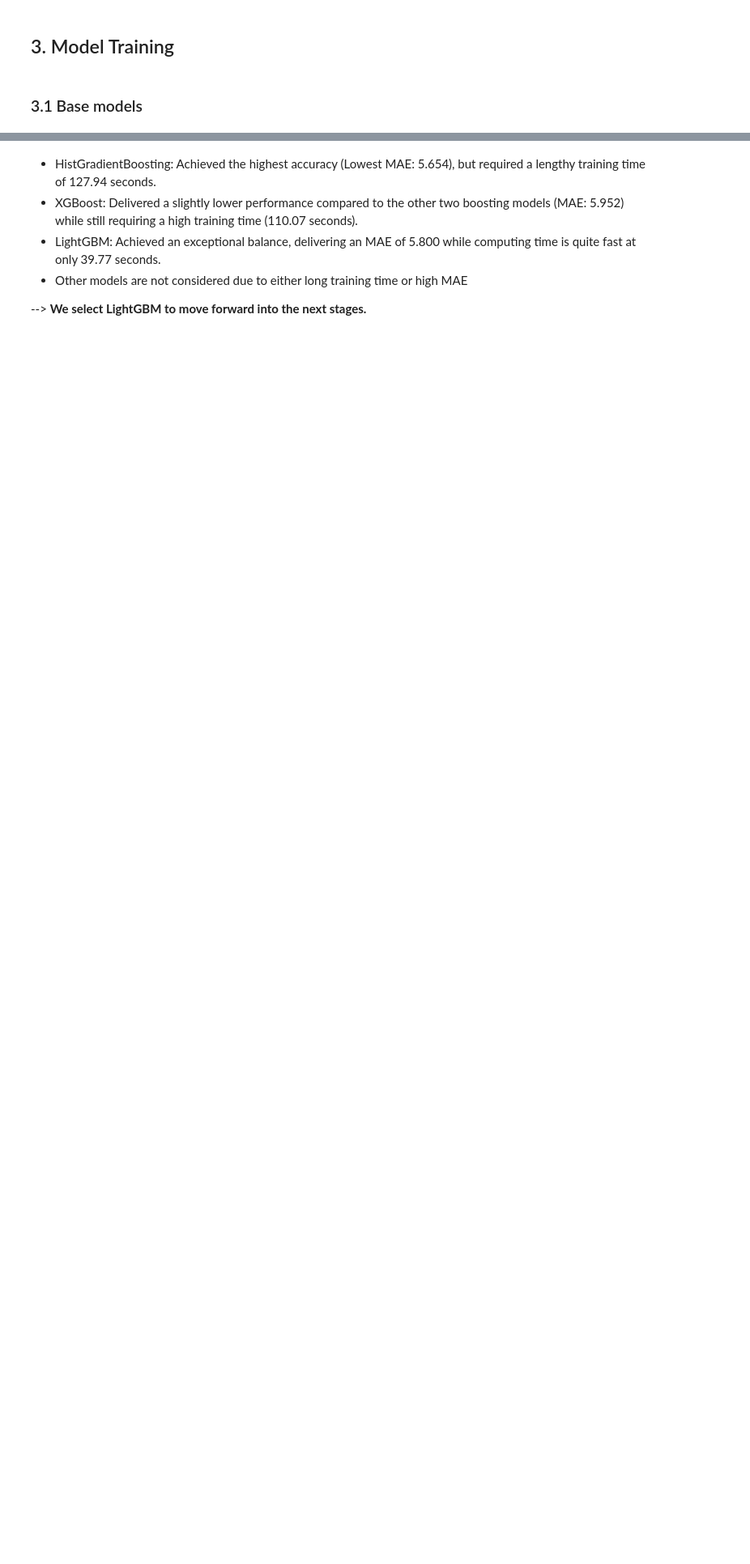
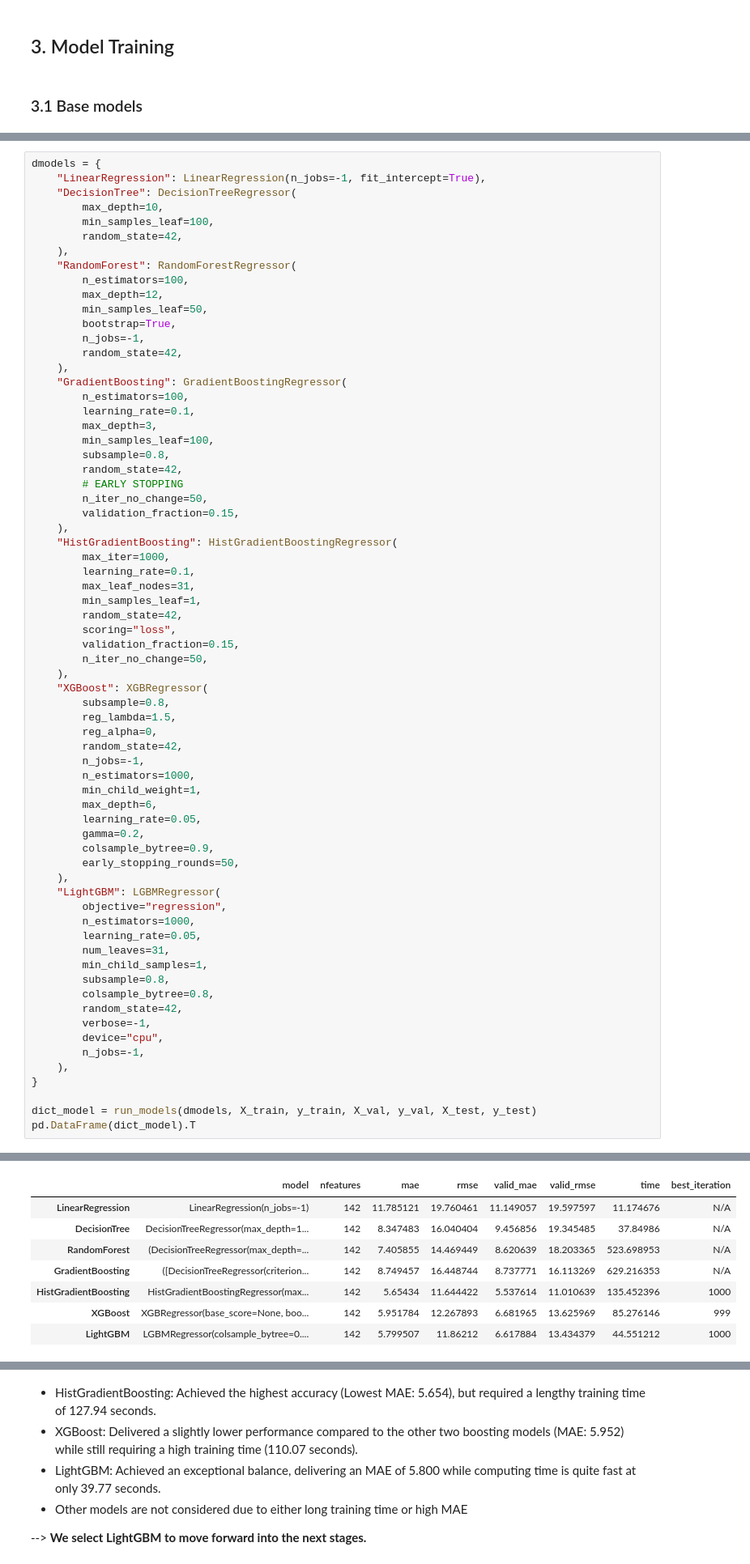
Before and after one commit to haleyen/mda_project, a Jupyter notebook: explo/yenha/D00_final_modeling.ipynb, the cells around one changed output, grey strips where cells are left out. Shown at 81% size. Drawn from its saved outputs; the diff is of its cells as text; blank space fills up the shorter version.

Commit message:
add valide mae into nb

```diff
--- a/explo/yenha/D00_final_modeling.ipynb
+++ b/explo/yenha/D00_final_modeling.ipynb
@@ -1003,0 +1063,69 @@ df_model.to_csv('data/data_training_142fts.csv', index=False)
+# %%
+dmodels = {
+    "LinearRegression": LinearRegression(n_jobs=-1, fit_intercept=True),
+    "DecisionTree": DecisionTreeRegressor(
+        max_depth=10,
+        min_samples_leaf=100,
+        random_state=42,
+    ),
+    "RandomForest": RandomForestRegressor(
+        n_estimators=100,
+        max_depth=12,
+        min_samples_leaf=50,
+        bootstrap=True,
+        n_jobs=-1,
+        random_state=42,
+    ),
+    "GradientBoosting": GradientBoostingRegressor(
+        n_estimators=100,
+        learning_rate=0.1,
+        max_depth=3,
+        min_samples_leaf=100,
+        subsample=0.8,
+        random_state=42,
+        # EARLY STOPPING
+        n_iter_no_change=50,
+        validation_fraction=0.15,
+    ),
+    "HistGradientBoosting": HistGradientBoostingRegressor(
+        max_iter=1000,
+        learning_rate=0.1,
+        max_leaf_nodes=31,
+        min_samples_leaf=1,
+        random_state=42,
+        scoring="loss",
+        validation_fraction=0.15,
+        n_iter_no_change=50,
+    ),
+    "XGBoost": XGBRegressor(
+        subsample=0.8,
+        reg_lambda=1.5,
+        reg_alpha=0,
+        random_state=42,
+        n_jobs=-1,
+        n_estimators=1000,
+        min_child_weight=1,
+        max_depth=6,
+        learning_rate=0.05,
+        gamma=0.2,
+        colsample_bytree=0.9,
+        early_stopping_rounds=50,
+    ),
+    "LightGBM": LGBMRegressor(
+        objective="regression",
+        n_estimators=1000,
+        learning_rate=0.05,
+        num_leaves=31,
+        min_child_samples=1,
+        subsample=0.8,
+        colsample_bytree=0.8,
+        random_state=42,
+        verbose=-1,
+        device="cpu",
+        n_jobs=-1,
+    ),
+}
+
+dict_model = run_models(dmodels, X_train, y_train, X_val, y_val, X_test, y_test)
+pd.DataFrame(dict_model).T
+# %% [output]
@@ -1004,3 +1139,11 @@ df_model.to_csv('data/data_training_142fts.csv', index=False)
+|  | model | nfeatures | mae | rmse | valid_mae | valid_rmse | time | best_iteration |
+| LinearRegression | LinearRegression(n_jobs=-1) | 142 | 11.785121 | 19.760461 | 11.149057 | 19.597597 | 11.174676 | N/A |
+| DecisionTree | DecisionTreeRegressor(max_depth=1... | 142 | 8.347483 | 16.040404 | 9.456856 | 19.345485 | 37.84986 | N/A |
+| RandomForest | (DecisionTreeRegressor(max_depth=... | 142 | 7.405855 | 14.469449 | 8.620639 | 18.203365 | 523.698953 | N/A |
+| GradientBoosting | ([DecisionTreeRegressor(criterion... | 142 | 8.749457 | 16.448744 | 8.737771 | 16.113269 | 629.216353 | N/A |
+| HistGradientBoosting | HistGradientBoostingRegressor(max... | 142 | 5.65434 | 11.644422 | 5.537614 | 11.010639 | 135.452396 | 1000 |
+| XGBoost | XGBRegressor(base_score=None, boo... | 142 | 5.951784 | 12.267893 | 6.681965 | 13.625969 | 85.276146 | 999 |
+| LightGBM | LGBMRegressor(colsample_bytree=0.... | 142 | 5.799507 | 11.86212 | 6.617884 | 13.434379 | 44.551212 | 1000 |
 # %%
 dmodels = {
     "LinearRegression": LinearRegression(n_jobs=-1, fit_intercept=True),
```
Also changed, not shown: parts of 2 cells of this notebook, 1 other file.
